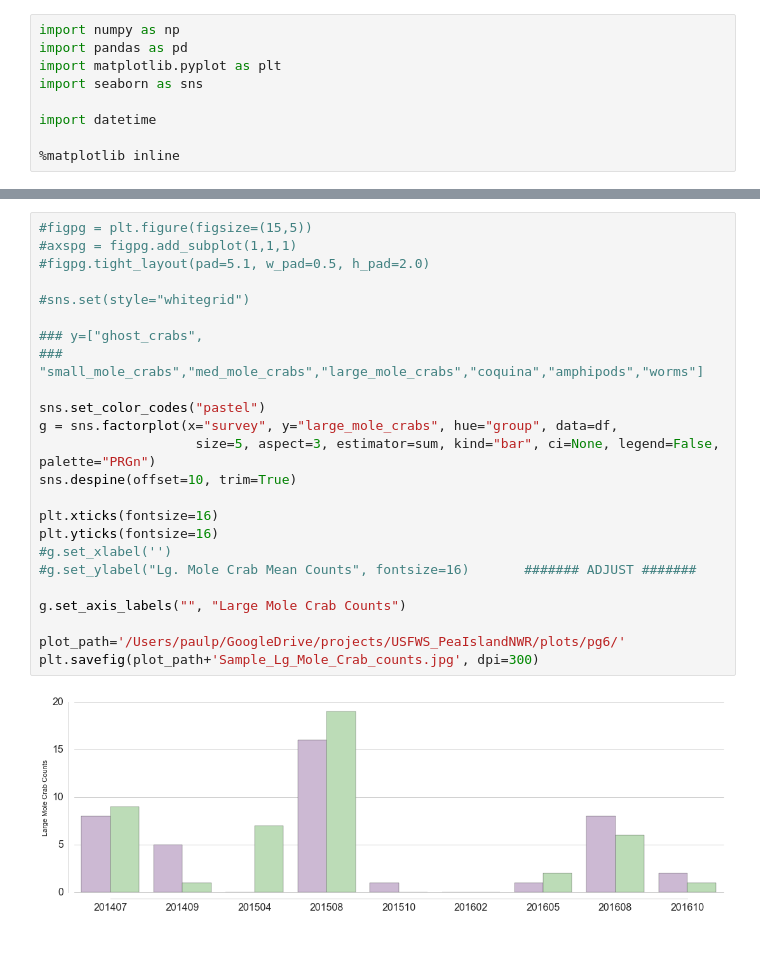
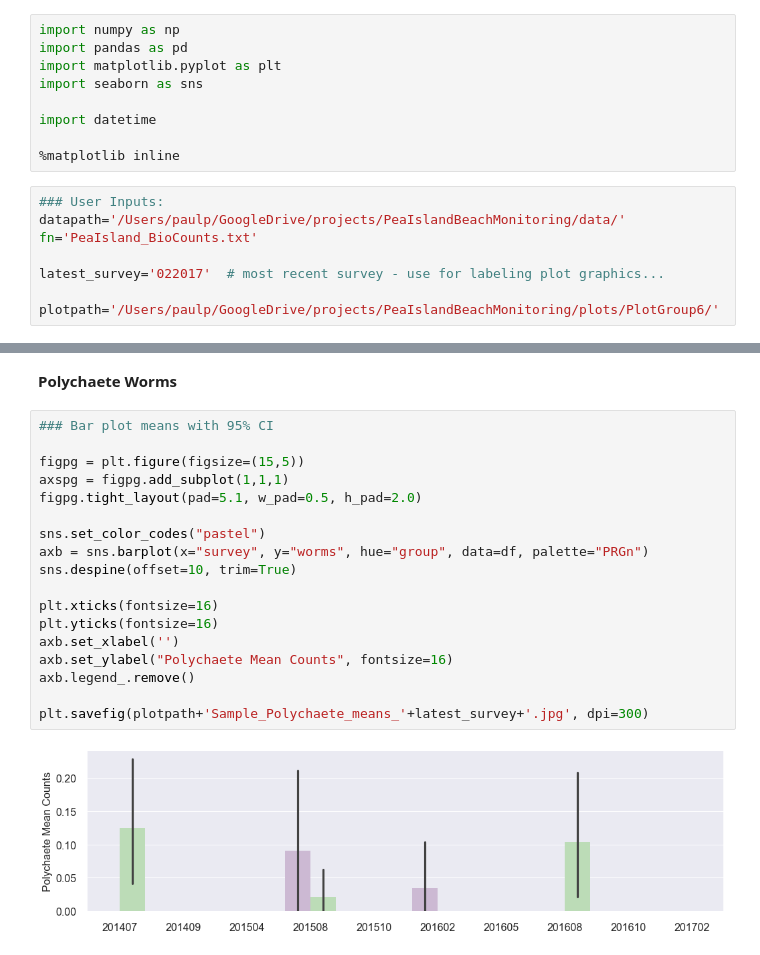
Before and after one commit to pjparis/PeaIslandBeachMonitoring, a Jupyter notebook: PlotGroup6_Bio_Counts.ipynb, the cells around one changed output, grey strips where cells are left out. Saved outputs shown, nothing was run; the diff lists cells and outputs as text.

Commit message:
Updated BioCounts Plotting (Plot Grp 6) for Feb 2017 survey

```diff
--- a/PlotGroup6_Bio_Counts.ipynb
+++ b/PlotGroup6_Bio_Counts.ipynb
@@ -15,4 +21,12 @@ import seaborn as sns
 import datetime
 
 %matplotlib inline
+# %%
+### User Inputs:
+datapath='/Users/paulp/GoogleDrive/projects/PeaIslandBeachMonitoring/data/'
+fn='PeaIsland_BioCounts.txt'
+
+latest_survey='022017'  # most recent survey - use for labeling plot graphics...
+
+plotpath='/Users/paulp/GoogleDrive/projects/PeaIslandBeachMonitoring/plots/PlotGroup6/'
 # %%
@@ -73,26 +136,22 @@ df1.describe()
+# %% [markdown]
+**Polychaete Worms**
 # %%
-#figpg = plt.figure(figsize=(15,5))
-#axspg = figpg.add_subplot(1,1,1)
-#figpg.tight_layout(pad=5.1, w_pad=0.5, h_pad=2.0)
+### Bar plot means with 95% CI
 
-#sns.set(style="whitegrid")
-
-### y=["ghost_crabs",
-### "small_mole_crabs","med_mole_crabs","large_mole_crabs","coquina","amphipods","worms"]
+figpg = plt.figure(figsize=(15,5))
+axspg = figpg.add_subplot(1,1,1)
+figpg.tight_layout(pad=5.1, w_pad=0.5, h_pad=2.0)
 
 sns.set_color_codes("pastel")
-g = sns.factorplot(x="survey", y="large_mole_crabs", hue="group", data=df,
-                    size=5, aspect=3, estimator=sum, kind="bar", ci=None, legend=False, palette="PRGn")
+axb = sns.barplot(x="survey", y="worms", hue="group", data=df, palette="PRGn")
 sns.despine(offset=10, trim=True)
 
 plt.xticks(fontsize=16)
 plt.yticks(fontsize=16)
-#g.set_xlabel('')
-#g.set_ylabel("Lg. Mole Crab Mean Counts", fontsize=16)       ####### ADJUST #######
+axb.set_xlabel('')
+axb.set_ylabel("Polychaete Mean Counts", fontsize=16)
+axb.legend_.remove()
 
-g.set_axis_labels("", "Large Mole Crab Counts")
-
-plot_path='/Users/paulp/GoogleDrive/projects/USFWS_PeaIslandNWR/plots/pg6/'
-plt.savefig(plot_path+'Sample_Lg_Mole_Crab_counts.jpg', dpi=300)
+plt.savefig(plotpath+'Sample_Polychaete_means_'+latest_survey+'.jpg', dpi=300)
 # %% [output]
-[figure, old version]
+[figure, new version]
```
Also changed, not shown: parts of 20 cells of this notebook, 9 other files.
